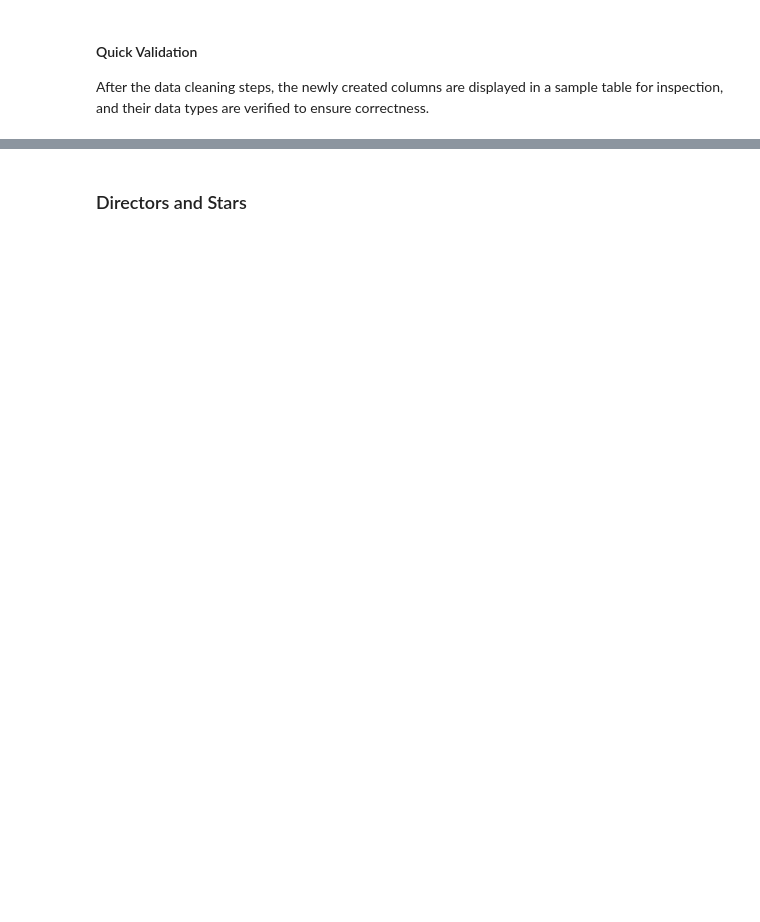
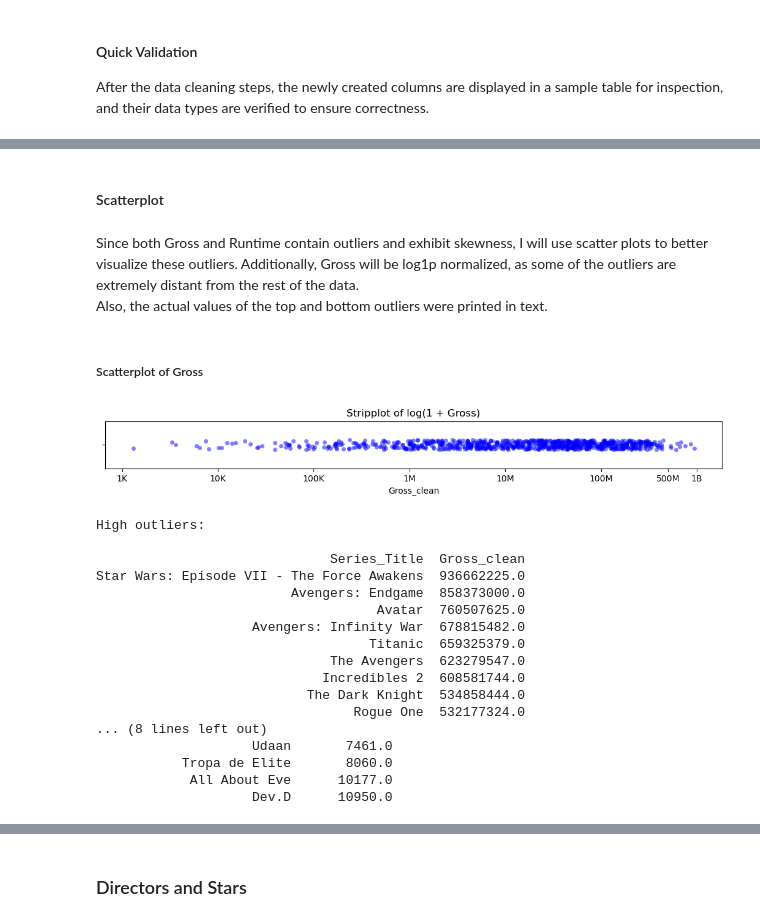
Before and after one commit to pedrowsxz/movie-prediction-eda, a Jupyter notebook: LH_CD_PEDRO_DE_SOUZA_CARVALHO/EDA.ipynb, the cells around one changed output, grey strips where cells are left out. Drawn from its saved outputs; the diff is of its cells as text; code cells hidden in the pictures; blank space fills up the shorter version.

```diff
--- a/LH_CD_PEDRO_DE_SOUZA_CARVALHO/EDA.ipynb
+++ b/LH_CD_PEDRO_DE_SOUZA_CARVALHO/EDA.ipynb
@@ -222,0 +297,54 @@ plt.show()
+# %% [markdown]
+#### Scatterplot
+# %% [markdown]
+Since both Gross and Runtime contain outliers and exhibit skewness, I will use scatter plots to better visualize these outliers. Additionally, Gross will be log1p normalized, as some of the outliers are extremely distant from the rest of the data.
+Also, the actual values of the top and bottom outliers were printed in text.
+# %% [markdown]
+##### Scatterplot of Gross
+# %%
+# Scatterplot
+plt.figure(figsize=(13, 1))
+sns.stripplot(x=np.log1p(df['Gross_clean'].dropna()), jitter=True, color='blue', alpha=0.5)
+
+# I chose the values to demark the real gross value for visual reference and determine the tick positions
+actual_values = [1000, 10000, 100000, 1000000, 10000000, 100000000, 500000000, 1000000000]
+
+# log1p the actual values because it was plotted using log1p
+tick_positions = np.log1p(actual_values)
+tick_values = ['1K', '10K', '100K', '1M', '10M', '100M', '500M', '1B']
+plt.xticks(tick_positions, tick_values)
+plt.title('Stripplot of log(1 + Gross)')
+plt.show()
+
+
+# Print in raw text
+high_threshold = df['Gross_clean'].quantile(0.99)  # top 1%
+low_threshold = df['Gross_clean'].quantile(0.01)   # bottom 1%
+
+high_gross_movies = df[df['Gross_clean'] > high_threshold]
+low_gross_movies = df[df['Gross_clean'] < low_threshold]
+
+print("High outliers:\n")
+print(high_gross_movies[['Series_Title', 'Gross_clean']].sort_values(by='Gross_clean', ascending=False).to_string(index=False))
+
+print("Low outliers:\n")
+print(low_gross_movies[['Series_Title', 'Gross_clean']].sort_values(by='Gross_clean', ascending=True).to_string(index=False))
+# %% [output]
+[figure, added]
+High outliers:
+
+                              Series_Title  Gross_clean
+Star Wars: Episode VII - The Force Awakens  936662225.0
+                         Avengers: Endgame  858373000.0
+                                    Avatar  760507625.0
+                    Avengers: Infinity War  678815482.0
+                                   Titanic  659325379.0
+                              The Avengers  623279547.0
+                             Incredibles 2  608581744.0
+                           The Dark Knight  534858444.0
+                                 Rogue One  532177324.0
+... (8 lines left out)
+                    Udaan       7461.0
+           Tropa de Elite       8060.0
+            All About Eve      10177.0
+                    Dev.D      10950.0
```
Also changed, not shown: parts of 47 cells of this notebook.
